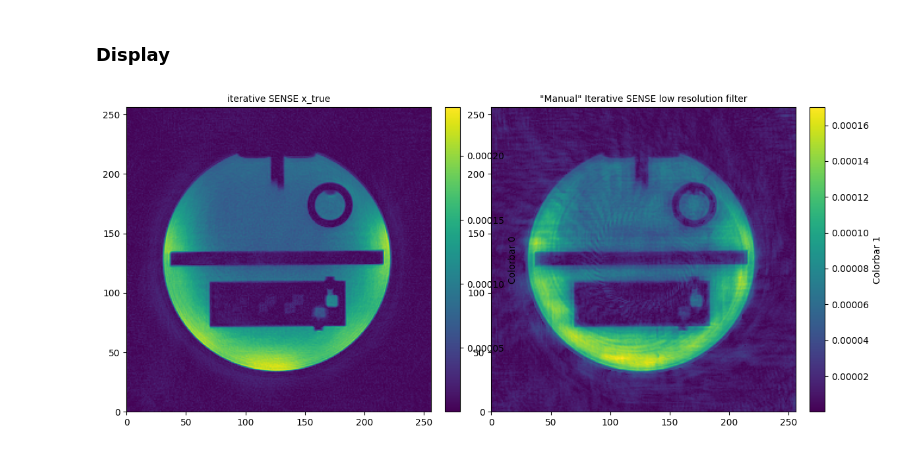
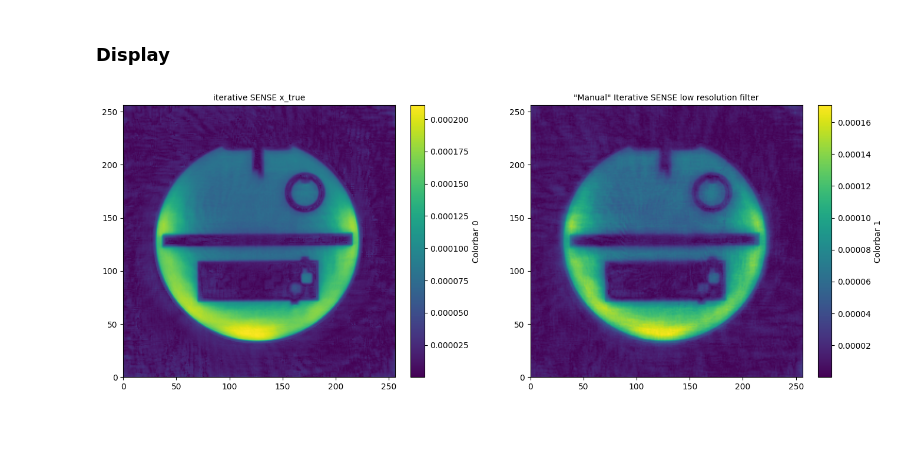
Before and after one commit to PTB-MR/mrpro, a Jupyter notebook: examples/iterative_sense_regularization.ipynb, the cells around one changed output. Drawn from its saved outputs; the diff is of its cells as text; code cells hidden in the pictures; blank space fills up the shorter version.

Commit message:
New iterative Sense

```diff
--- a/examples/iterative_sense_regularization.ipynb
+++ b/examples/iterative_sense_regularization.ipynb
@@ -17,8 +17,8 @@ import matplotlib.pyplot as plt
 # Load in the Data from the ISMRMRD file
 # Load data from Pulseq file using KTrajectoryPulseq
 # Local path
-h5_path = '/data/bouill01/conda_envs/mrpro/examples/20240319_spiral_2D_256mm_220k0_128interleaves_golden_angle_vds/pulseq_spiral_2D_220k0_128interleaves_golden_angle_vds_with_traj.h5'
-seq_path = '/data/bouill01/conda_envs/mrpro/examples/20240319_spiral_2D_256mm_220k0_128interleaves_golden_angle_vds/20240319_spiral_2D_256mm_220k0_128interleaves_golden_angle_vds.seq'
+h5_path = '/home/bouill01/data/20240319_spiral_2D_256mm_220k0_128interleaves_golden_angle_vds/pulseq_spiral_2D_220k0_128interleaves_golden_angle_vds_with_traj.h5'
+seq_path = '/home/bouill01/data/20240319_spiral_2D_256mm_220k0_128interleaves_golden_angle_vds/20240319_spiral_2D_256mm_220k0_128interleaves_golden_angle_vds.seq'
 kdatapuls = KData.from_file(h5_path, KTrajectoryPulseq(seq_path=seq_path))
 # %%
 # function to calculate Gaussian filter based on trajectory
@@ -111,12 +111,12 @@ img = iterative_sense_reconstruction(shifted_kdatapuls)
 ### Undersampling
 # %%
 # Define values to compare for us_idx
-us_idx_values = torch.arange(0, 101, 3)[None, :]
+us_idx_values = torch.arange(0, 127, 3)[None, :]
 # %% [markdown]
 ### $x_{\text{true}}$
 # %%
 # x_true fully sampled
-iterative_sense_reconstruction = mrpro.algorithms.reconstruction.IterativeSenseReconstruction.from_kdata(shifted_kdatapuls, n_max_iter=4)
+iterative_sense_reconstruction = mrpro.algorithms.reconstruction.IterativeSenseReconstruction.from_kdata(shifted_kdatapuls, n_max_iter=10)
 x_true = iterative_sense_reconstruction(shifted_kdatapuls)
 x_true = x_true.data
 # %% [markdown]
@@ -192,10 +192,9 @@ lambda_operator = LambdaOp(lamda)
 # %% [markdown]
 ### $b = A^H W y - \lambda x_0 $
 # %%
-# Unpack the tuple and perform the subtraction
 acquisition_operator_result = acquisition_operator.H(dcf_operator(kdata_simulated_object_us.data)[0])[0]
 
-right_hand_side_low_res_filt= acquisition_operator_result + lamda * x_0_lowpass
+right_hand_side_low_res_filt= acquisition_operator_result + lamda * x_0
 # %% [markdown]
 ### $H = A^H W A + \lambda$
 # %%
@@ -211,25 +210,25 @@ img_manual_low_res_filt = mrpro.algorithms.optimizers.cg(
 # %%
 # Display the reconstructed image with colorbars
 import matplotlib.pyplot as plt
 
-fig, ax = plt.subplots(1, 2, figsize=(12, 6))  # Increase the figure size
+fig, ax = plt.subplots(1, 2, figsize=(15, 6))  # Increase the figure size
 cbar_width = 0.05  # Width of the colorbar
 spacing = 0.05  # Spacing between subplots
 
 # Adjust left and right margins to accommodate the colorbars
 plt.subplots_adjust(left=0.05, right=0.95, wspace=spacing, hspace=0.3)
 
 
 im0 = ax[0].imshow(torch.abs(x_true[0, 0, 0, :, :]), extent=[0, x_true.shape[-1], 0, x_true.shape[-2]])
 ax[0].set_title('iterative SENSE x_true', fontsize=10)
 cbar0 = fig.colorbar(im0, ax=ax[0], fraction=0.046, pad=0.04)
 cbar0.ax.set_ylabel('Colorbar 0')
 
 im1 = ax[1].imshow(torch.abs(img_manual_low_res_filt[0, 0, 0, :, :]), extent=[0, img_manual_low_res_filt.shape[-1], 0, img_manual_low_res_filt.shape[-2]])
 ax[1].set_title('"Manual" Iterative SENSE low resolution filter', fontsize=10)
 cbar3 = fig.colorbar(im1, ax=ax[1], fraction=0.046, pad=0.04)
 cbar3.ax.set_ylabel('Colorbar 1')
 
 plt.show()
 # %% [output]
-[figure, old version]
+[figure, new version]
```
Also changed, not shown: 2 other files.
